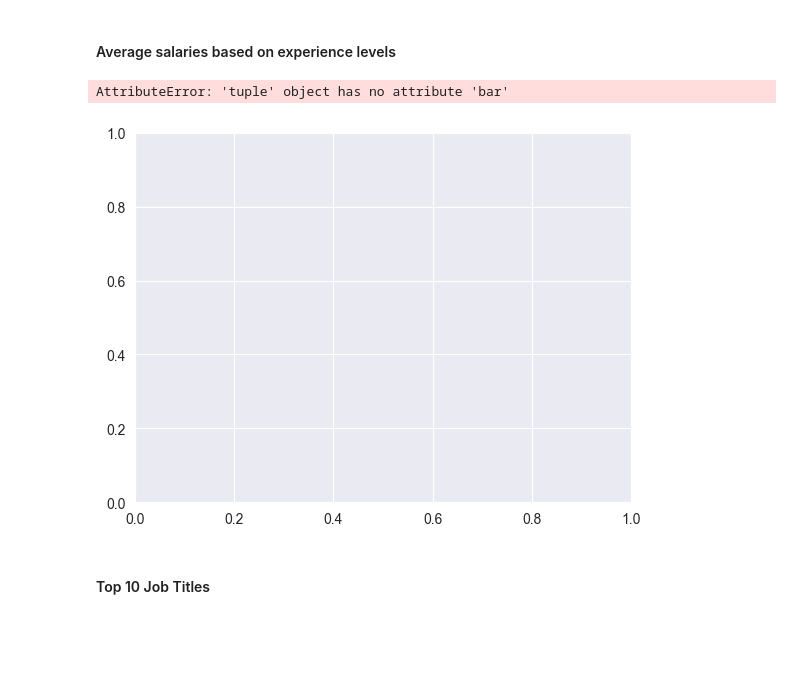
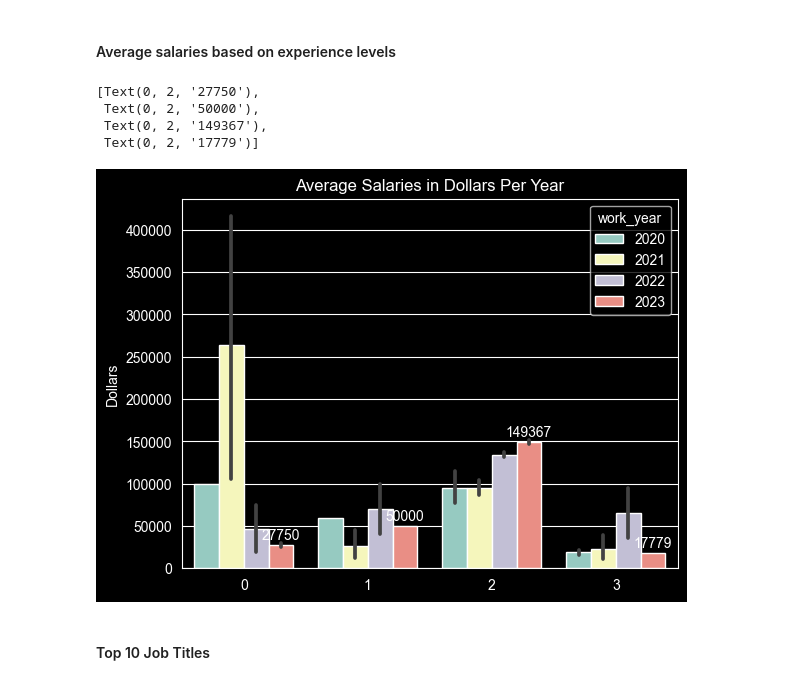
Before and after one commit to yousefmrashad/checkdata, a Jupyter notebook: checkdata.ipynb, the cells around one changed output. Cells and saved outputs as stored; diff of their text form; code cells hidden in the pictures; blank space fills up the shorter version.

```diff
--- a/checkdata.ipynb
+++ b/checkdata.ipynb
@@ -236,13 +236,16 @@ ax.bar_label(ax.containers[3])
 #### Average salaries based on experience levels
 # %%
 avg_salaries = df.groupby('employment_type')['salary_in_usd'].mean().round(0).sort_values(ascending = False).reset_index()
-ax = plt.subplots()
+fig, ax = plt.subplots()
 sns.barplot(ax =ax,data = df , x = 'employment_type', y = 'salary_in_usd', hue = 'work_year')
 ax.set(xlabel='', ylabel='Dollars', title='Average Salaries in Dollars Per Year')
 ax.bar_label(ax.containers[3], padding = 2)
 # %% [output]
-AttributeError: 'tuple' object has no attribute 'bar'
+[Text(0, 2, '27750'),
+ Text(0, 2, '50000'),
+ Text(0, 2, '149367'),
+ Text(0, 2, '17779')]
-[figure, old version]
+[figure, new version]
 # %% [markdown]
 #### Top 10 Job Titles
 # %%
```
